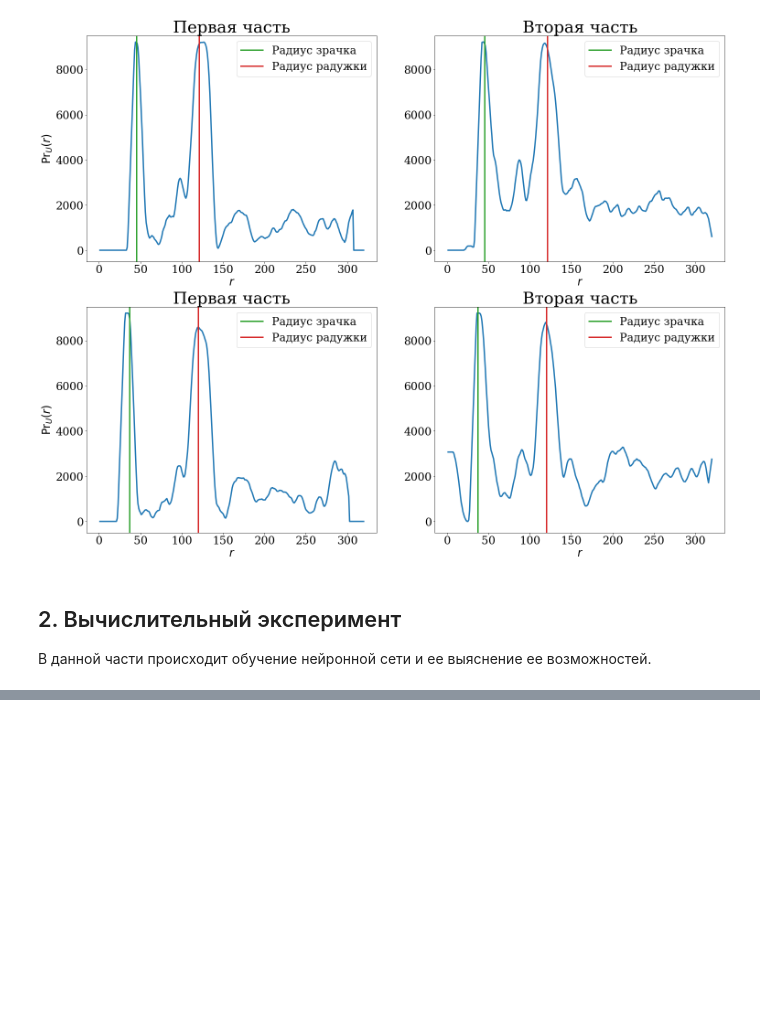
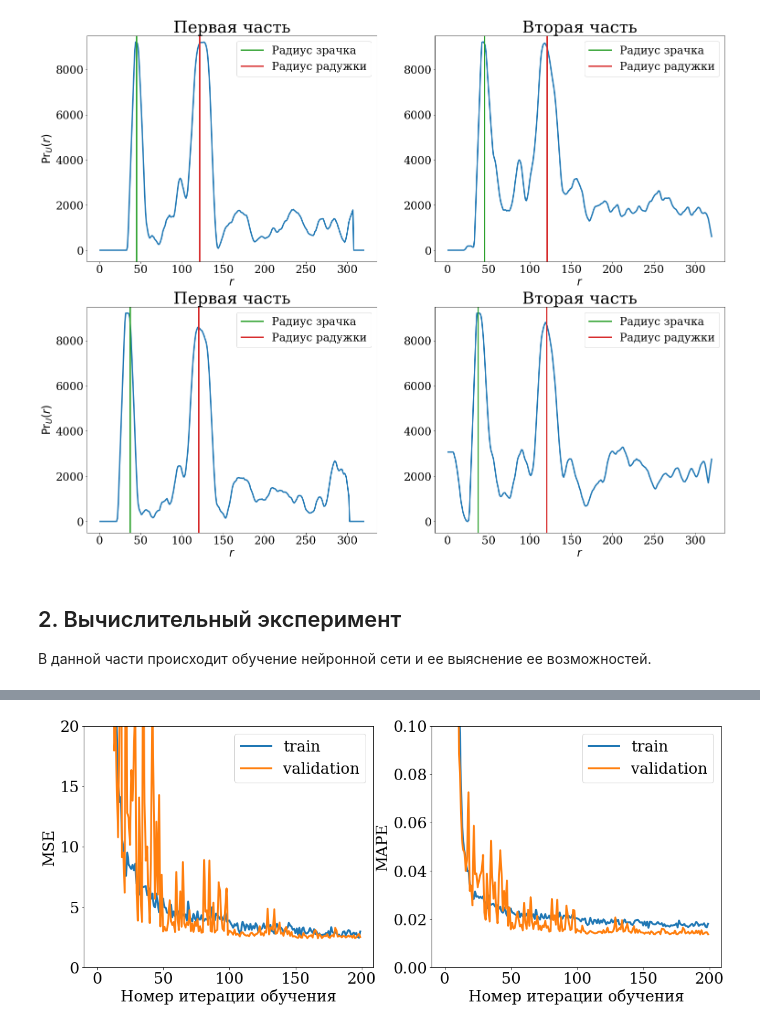
Before and after one commit to Intelligent-Systems-Phystech/2021-Project88, a Jupyter notebook: code/Bazhenov.ipynb, the cells around one changed output, grey strips where cells are left out. Saved outputs shown, nothing was run; the diff lists cells and outputs as text; code cells hidden in the pictures; blank space fills up the shorter version.

```diff
--- a/code/Bazhenov.ipynb
+++ b/code/Bazhenov.ipynb
@@ -129,2 +87,0 @@ def conv_train_iter(exec_no):
-# %%
-history = nn_tools.accumulate_histories(conv_train_iter, num_executions=10)
@@ -214,0 +119,39 @@ plt.ylabel('MSE');
+# %%
+#!L
+class SimpleDataset(torch.utils.data.Dataset):
+    def __init__(self, data, target):
+        super(SimpleDataset, self).__init__()
+
+        assert data.shape[0] == target.shape[0]
+        self.data = data
+        self.target = target
+
+    def __len__(self):
+        return self.data.shape[0]
+
+    def __getitem__(self, idx):
+        return torch.FloatTensor(self.data[idx]), torch.FloatTensor(self.target[idx])
+# %%
+#!L
+train_dataset = SimpleDataset(train_sample, train_target)
+train_generator = DataLoader(train_dataset, batch_size=batch_size, shuffle=True)
+val_dataset = SimpleDataset(val_sample, val_target)
+val_generator = DataLoader(val_dataset, batch_size=batch_size, shuffle=True)
+test_dataset = SimpleDataset(test_sample, test_target)
+test_generator = DataLoader(test_dataset, batch_size=batch_size, shuffle=False)
+# %%
+#!L
+def conv_train_iter(exec_no):
+    conv_net = nn_architectures.Convolutional5Layers().to(device)
+    criterion = nn.MSELoss()
+    conv_optimizer = torch.optim.Adam(conv_net.parameters(), lr=3e-3)
+    history = nn_tools.train(
+        conv_net, criterion, conv_optimizer,
+        train_generator,
+        val_generator,
+        num_epochs=200,
+        device=device,
+        save_path='out/conv/{}.model'.format(exec_no),
+        ylim_loss=(0, 20), ylim_mape=(0, 0.1)
+    )
+    return history
@@ -214,0 +161,5 @@ plt.ylabel('MSE');
+# %%
+#!L
+history = nn_tools.accumulate_histories(conv_train_iter, num_executions=50)
+torch.save(history, 'out/conv/history')
+# %% [output]
@@ -214,0 +167 @@ plt.ylabel('MSE');
+[figure, added]
```
Also changed, not shown: parts of 52 cells of this notebook, 6 other files.
